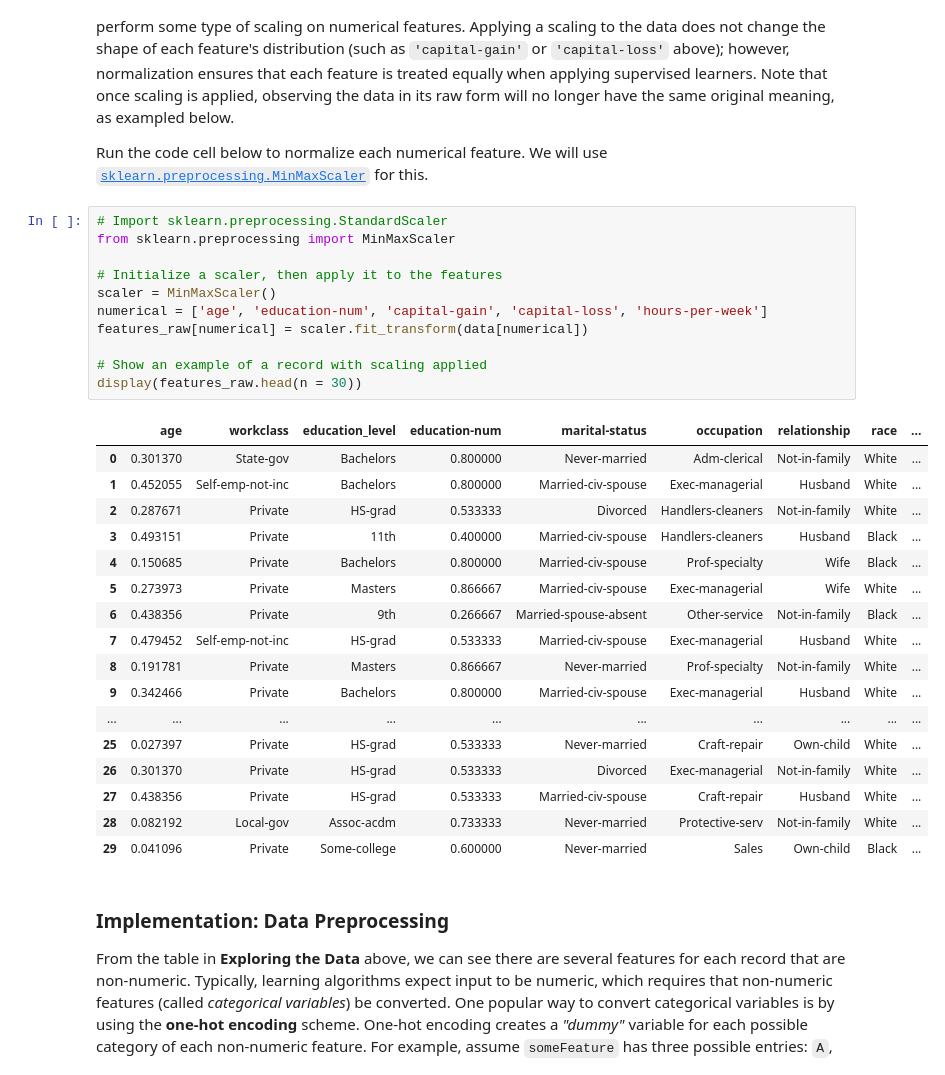
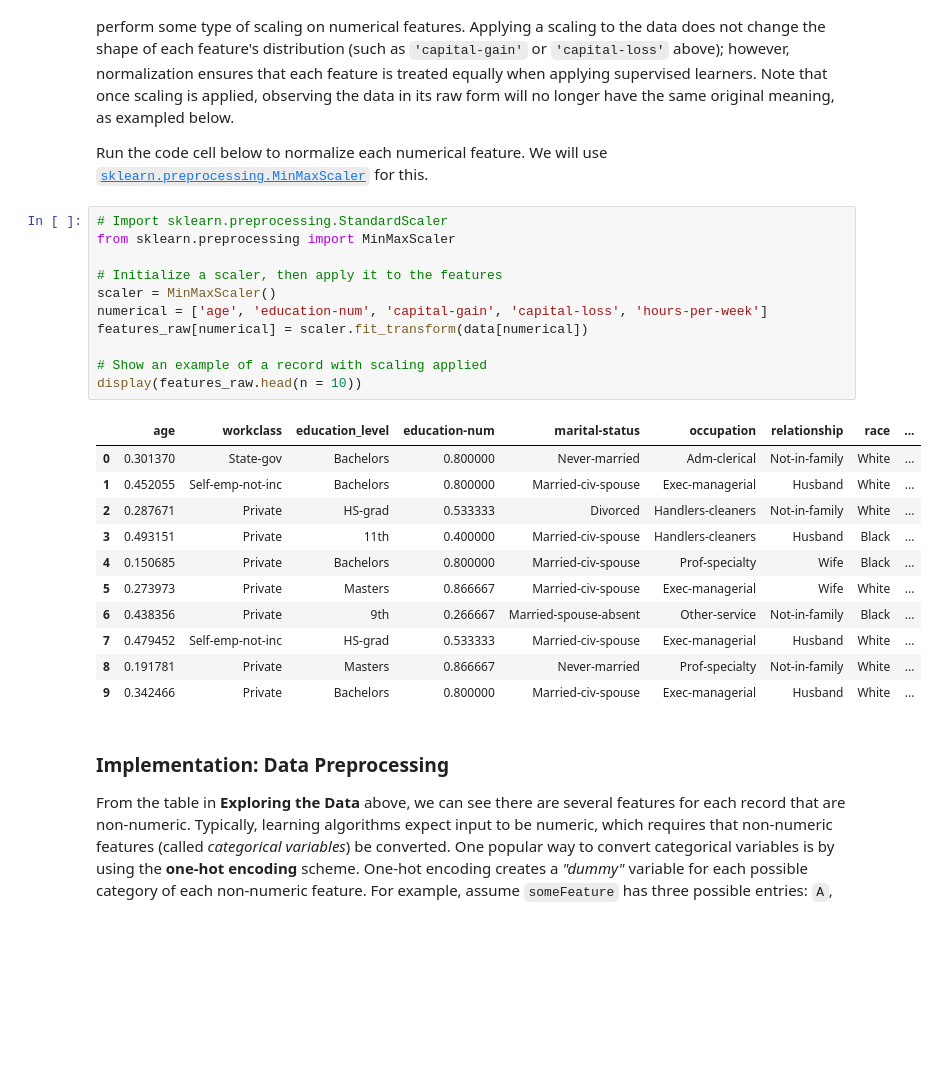
Before and after one commit to divyeshsaini/finding_donors, a Jupyter notebook: finding_donors.ipynb, the cells around one changed output. Saved outputs shown, nothing was run; the diff lists cells and outputs as text; blank space fills up the shorter version.

```diff
--- a/finding_donors.ipynb
+++ b/finding_donors.ipynb
@@ -125,32 +125,26 @@ Run the code cell below to normalize each numerical feature. We will use [`sklea
 # %%
 # Import sklearn.preprocessing.StandardScaler
 from sklearn.preprocessing import MinMaxScaler
 
 # Initialize a scaler, then apply it to the features
 scaler = MinMaxScaler()
 numerical = ['age', 'education-num', 'capital-gain', 'capital-loss', 'hours-per-week']
 features_raw[numerical] = scaler.fit_transform(data[numerical])
 
 # Show an example of a record with scaling applied
-display(features_raw.head(n = 30))
+display(features_raw.head(n = 10))
 # %% [output]
 |  | age | workclass | education_level | education-num | marital-status | occupation | relationship | race | ... |
 | 0 | 0.301370 | State-gov | Bachelors | 0.800000 | Never-married | Adm-clerical | Not-in-family | White | ... |
 | 1 | 0.452055 | Self-emp-not-inc | Bachelors | 0.800000 | Married-civ-spouse | Exec-managerial | Husband | White | ... |
 | 2 | 0.287671 | Private | HS-grad | 0.533333 | Divorced | Handlers-cleaners | Not-in-family | White | ... |
 | 3 | 0.493151 | Private | 11th | 0.400000 | Married-civ-spouse | Handlers-cleaners | Husband | Black | ... |
 | 4 | 0.150685 | Private | Bachelors | 0.800000 | Married-civ-spouse | Prof-specialty | Wife | Black | ... |
 | 5 | 0.273973 | Private | Masters | 0.866667 | Married-civ-spouse | Exec-managerial | Wife | White | ... |
 | 6 | 0.438356 | Private | 9th | 0.266667 | Married-spouse-absent | Other-service | Not-in-family | Black | ... |
 | 7 | 0.479452 | Self-emp-not-inc | HS-grad | 0.533333 | Married-civ-spouse | Exec-managerial | Husband | White | ... |
 | 8 | 0.191781 | Private | Masters | 0.866667 | Never-married | Prof-specialty | Not-in-family | White | ... |
 | 9 | 0.342466 | Private | Bachelors | 0.800000 | Married-civ-spouse | Exec-managerial | Husband | White | ... |
-| ... | ... | ... | ... | ... | ... | ... | ... | ... | ... |
-| 25 | 0.027397 | Private | HS-grad | 0.533333 | Never-married | Craft-repair | Own-child | White | ... |
-| 26 | 0.301370 | Private | HS-grad | 0.533333 | Divorced | Exec-managerial | Not-in-family | White | ... |
-| 27 | 0.438356 | Private | HS-grad | 0.533333 | Married-civ-spouse | Craft-repair | Husband | White | ... |
-| 28 | 0.082192 | Local-gov | Assoc-acdm | 0.733333 | Never-married | Protective-serv | Not-in-family | White | ... |
-| 29 | 0.041096 | Private | Some-college | 0.600000 | Never-married | Sales | Own-child | Black | ... |
 # %% [markdown]
 ### Implementation: Data Preprocessing
 
```
Also changed, not shown: parts of 8 cells of this notebook, 1 other file.
